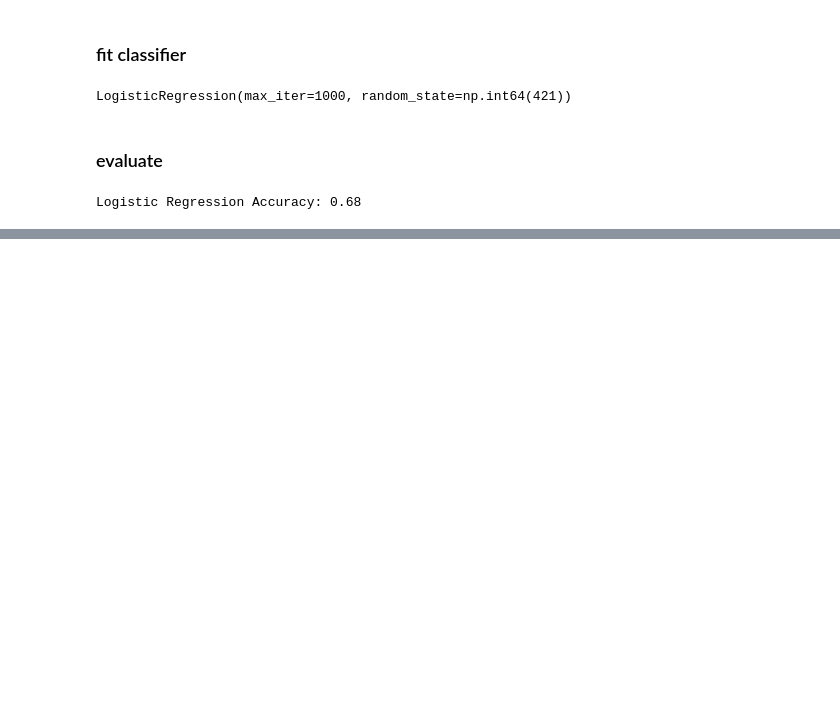
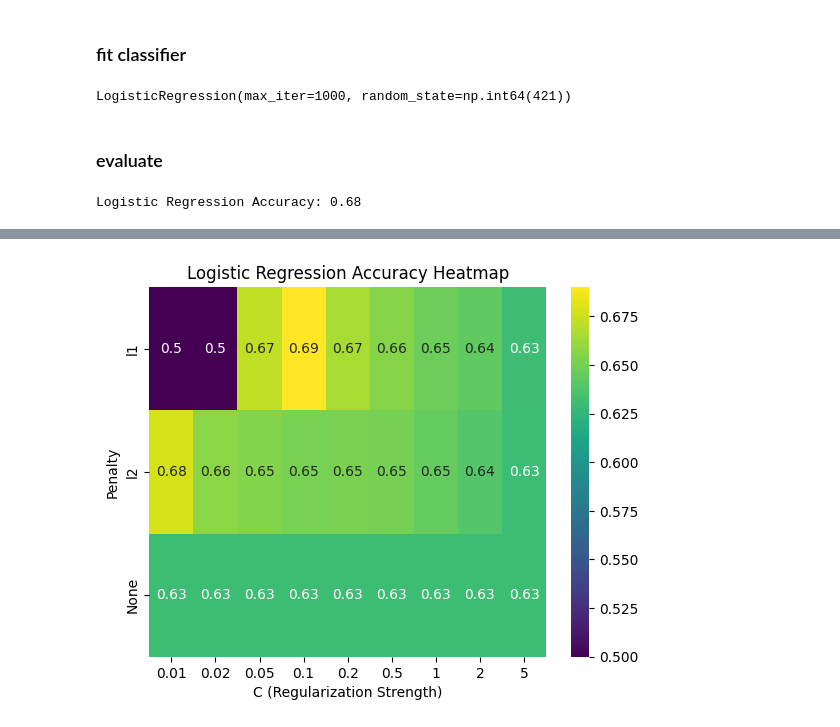
Before and after one commit to cjoshliu/cgl-stability-classifiers, a Jupyter notebook: logistic_regression.ipynb, the cells around one changed output, grey strips where cells are left out. Drawn from its saved outputs; the diff is of its cells as text; code cells hidden in the pictures; blank space fills up the shorter version.

```diff
--- a/logistic_regression.ipynb
+++ b/logistic_regression.ipynb
@@ -57,16 +116,19 @@ Logistic Regression Accuracy: 0.68
 # %%
-data = SKLMatchedPairsCGL(data0_dir, data1_dir, seed=1234)
-
-penalties = ['l1', 'l2', 'elasticnet', None]
+penalties = ['l1', 'l2', None]
+Cs = [0.01, 0.02, 0.05, 0.1, 0.2, 0.5, 1, 2, 5]
 theta = {}
+accuracy = {}
 
 for penalty in penalties:
+    theta[penalty] = {}
+    accuracy[penalty] = {}
+    for C in Cs:
+        clf = LogisticRegression(penalty = penalty, solver = 'saga', C = C, max_iter = 3000, random_state = data.rng.integers(data.seed))
+        clf.fit(data.X_train, data.y_train)
+        y_dev_pred = clf.predict(data.X_dev)
+        score = accuracy_score(data.y_dev, y_dev_pred)
+        print('The penalty mode is ', penalty, ", C = ", C, f'. Logistic Regression Accuracy: {score:.2f}')
 
-    clf = LogisticRegression(max_iter = 1000, random_state = data.rng.integers(data.seed))
-    clf.fit(data.X_train, data.y_train)
-    y_dev_pred = clf.predict(data.X_dev)
-    print('The penalty mode is ', penalty)
-    print(f'Logistic Regression Accuracy: {accuracy_score(data.y_dev, y_dev_pred):.2f}')
-
-    theta[penalty] = clf.coef_.reshape((2, 32, 32))
+        theta[penalty][C] = clf.coef_.reshape((2, 32, 32))
+        accuracy[penalty][C] = score
 # %% [output]
@@ -80,0 +162,23 @@ Logistic Regression Accuracy: 0.73
+# %%
+import numpy as np
+import matplotlib.pyplot as plt
+import seaborn as sns
+
+penalty_labels = ['l1', 'l2', 'None']
+Cs_label = ['0.01', '0.02', '0.05', '0.1', '0.2', '0.5', '1', '2', '5']
+
+accuracy_matrix = np.zeros((len(penalties), len(Cs)))
+for i, penalty in enumerate(penalties):
+    row = []
+    for j, C in enumerate(Cs):
+        accuracy_matrix[i,j] = accuracy[penalty][C]
+
+vmin = accuracy_matrix.min()
+vmax = accuracy_matrix.max()
+sns.heatmap(data = accuracy_matrix, vmin = vmin, vmax = vmax, annot = True, cmap = 'viridis', xticklabels = Cs_label, yticklabels = penalty_labels, cbar = True)
+plt.title('Logistic Regression Accuracy Heatmap')
+plt.xlabel('C (Regularization Strength)')
+plt.ylabel('Penalty')
+plt.show()
+# %% [output]
+[figure, added]
```
Also changed, not shown: parts of 19 cells of this notebook, 11 other files.
